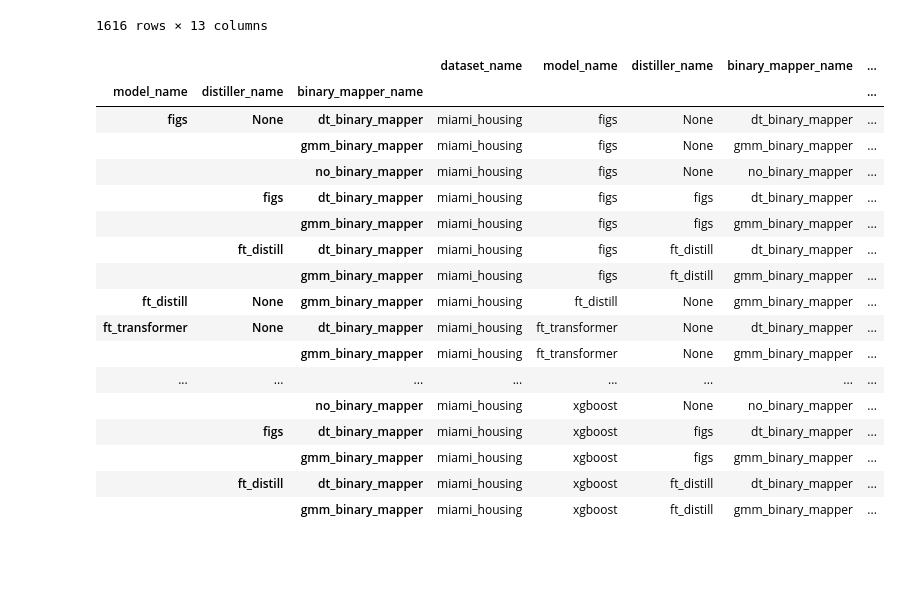
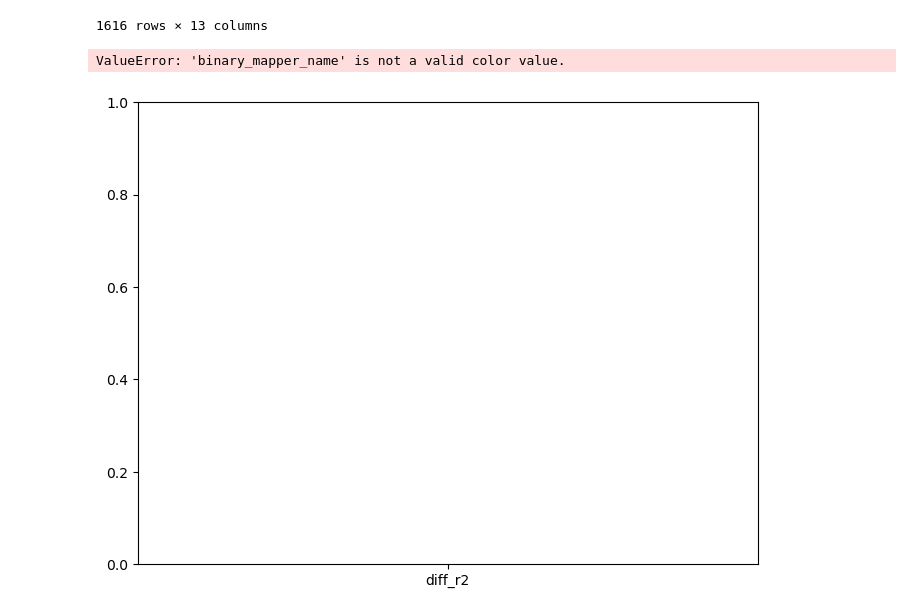
Before and after one commit to mattyshen/adaptiveTTI, a Jupyter notebook: csv/plottting_results.ipynb, the cells around one changed output. Saved outputs shown, nothing was run; the diff lists cells and outputs as text; code cells hidden in the pictures; blank space fills up the shorter version.

```diff
--- a/csv/plottting_results.ipynb
+++ b/csv/plottting_results.ipynb
@@ -44,0 +52,27 @@ results
+# %%
+import seaborn as sns
+import matplotlib.pyplot as plt
+import pandas as pd
+
+def plot_histograms(df, column, bins=10, alpha=0.5, colors=None, figsize=(8, 6)):
+    plt.figure(figsize=figsize)
+
+    plt.hist('diff_r2', bins=bins, color = 'binary_mapper_name',legend='binary_mapper_name', alpha=alpha, kde=False)
+
+    plt.title(f'Histograms of {column}')
+    plt.xlabel(column)
+    plt.ylabel('Frequency')
+    #plt.legend(title = 'binary_mapper_name')
+    plt.grid(True)
+    plt.tight_layout()
+    plt.show()
+
+# Example usage:
+# Assuming dfs is a list of dataframes you want to plot
+dfs = [(results[results['dataset_name'] == dn], dn) for dn in results['dataset_name'].unique()]
+
+for i, (df, n) in enumerate(dfs):
+    plot_histograms(df,n, bins=20, alpha=0.5)
+# %% [output]
+ValueError: 'binary_mapper_name' is not a valid color value.
+[figure, added]
@@ -45,23 +84,2 @@ results
 # %%
 m_h = results[results['dataset_name'] == 'miami_housing'].groupby(['model_name', 'distiller_name', 'binary_mapper_name']).apply(lambda sdf: sdf.sort_values(by='val_r2', ascending=False).iloc[0,:])#.reset_index()
-# %%
-m_h
-# %% [output]
-|  |  |  | dataset_name | model_name | distiller_name | binary_mapper_name | ... |
-| model_name | distiller_name | binary_mapper_name |  |  |  |  | ... |
-| figs | None | dt_binary_mapper | miami_housing | figs | None | dt_binary_mapper | ... |
-|  |  | gmm_binary_mapper | miami_housing | figs | None | gmm_binary_mapper | ... |
-|  |  | no_binary_mapper | miami_housing | figs | None | no_binary_mapper | ... |
-|  | figs | dt_binary_mapper | miami_housing | figs | figs | dt_binary_mapper | ... |
-|  |  | gmm_binary_mapper | miami_housing | figs | figs | gmm_binary_mapper | ... |
-|  | ft_distill | dt_binary_mapper | miami_housing | figs | ft_distill | dt_binary_mapper | ... |
-|  |  | gmm_binary_mapper | miami_housing | figs | ft_distill | gmm_binary_mapper | ... |
-| ft_distill | None | gmm_binary_mapper | miami_housing | ft_distill | None | gmm_binary_mapper | ... |
-| ft_transformer | None | dt_binary_mapper | miami_housing | ft_transformer | None | dt_binary_mapper | ... |
-|  |  | gmm_binary_mapper | miami_housing | ft_transformer | None | gmm_binary_mapper | ... |
-| ... | ... | ... | ... | ... | ... | ... | ... |
-|  |  | no_binary_mapper | miami_housing | xgboost | None | no_binary_mapper | ... |
-|  | figs | dt_binary_mapper | miami_housing | xgboost | figs | dt_binary_mapper | ... |
-|  |  | gmm_binary_mapper | miami_housing | xgboost | figs | gmm_binary_mapper | ... |
-|  | ft_distill | dt_binary_mapper | miami_housing | xgboost | ft_distill | dt_binary_mapper | ... |
-|  |  | gmm_binary_mapper | miami_housing | xgboost | ft_distill | gmm_binary_mapper | ... |
```
Also changed, not shown: parts of 11 cells of this notebook, 8 other files.
